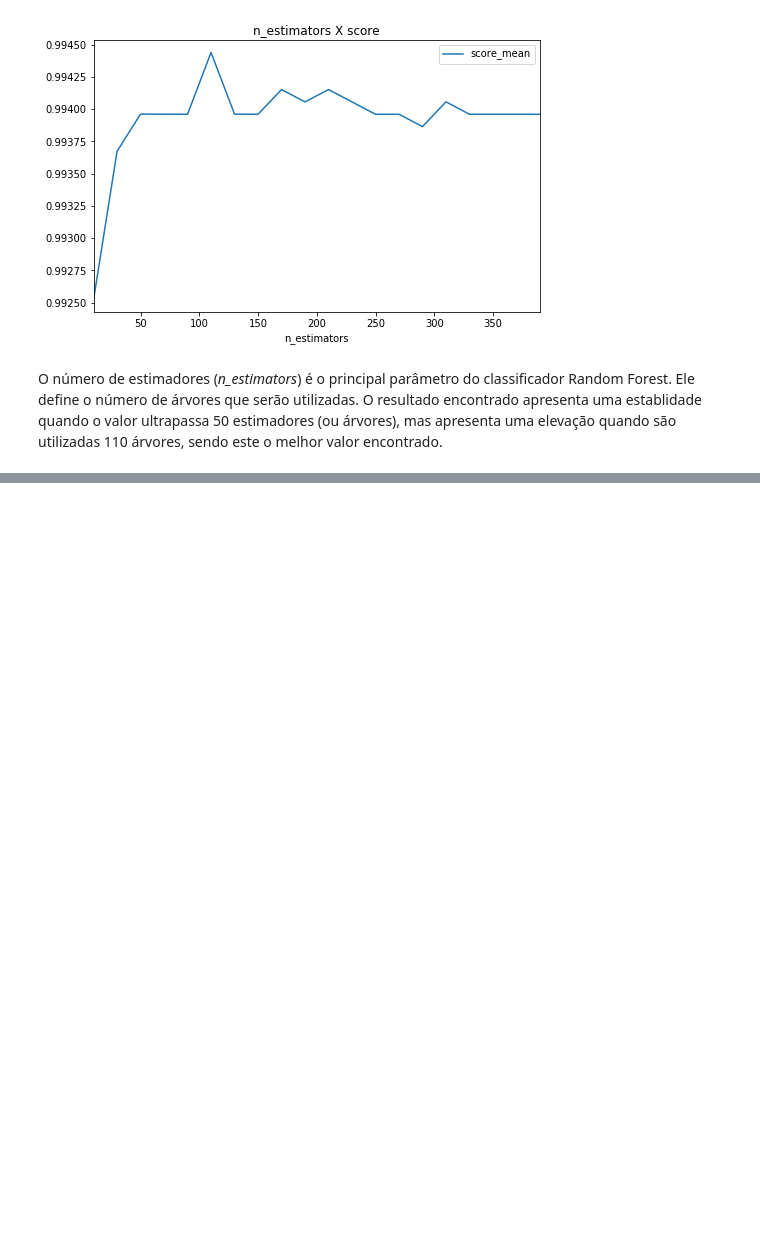
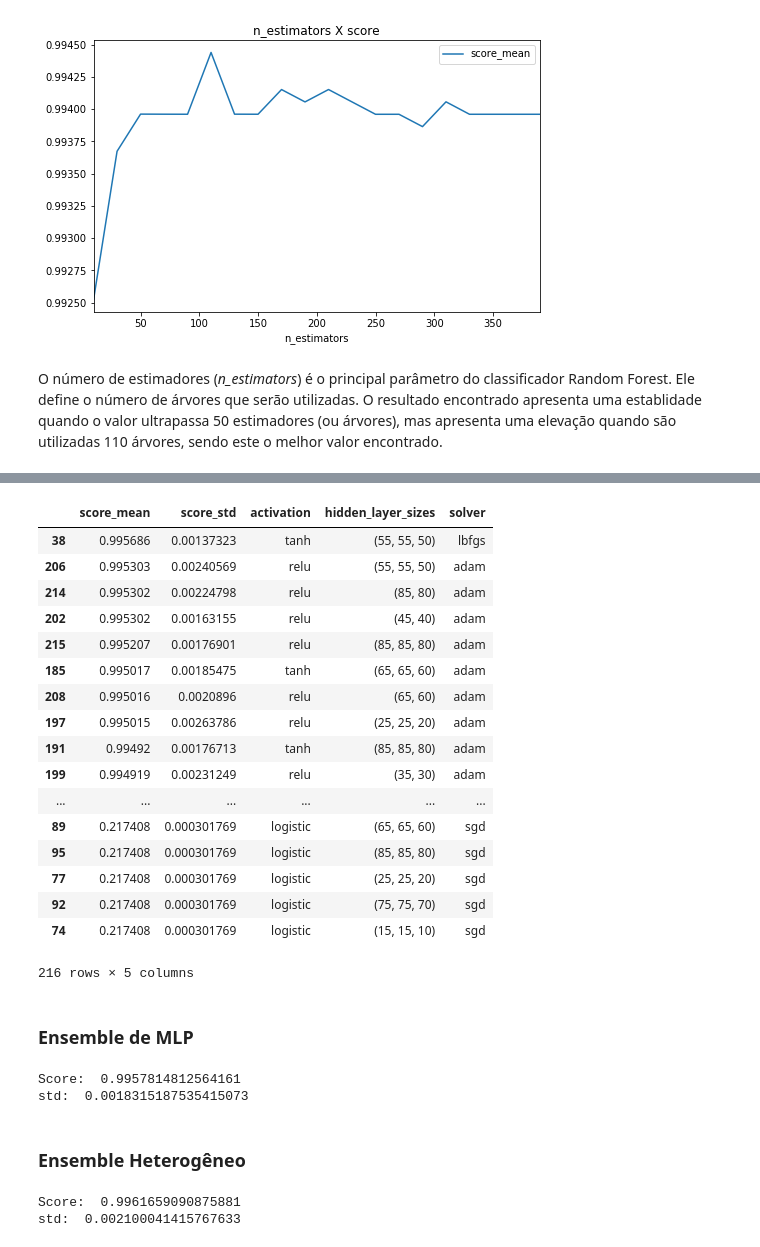
Before and after one commit to miltongneto/Gas-Sensor-Array-Drift, a Jupyter notebook: notebooks/modelagem.ipynb, the cells around one changed output, grey strips where cells are left out. Saved outputs shown, nothing was run; the diff lists cells and outputs as text; code cells hidden in the pictures; blank space fills up the shorter version.

```diff
--- a/notebooks/modelagem.ipynb
+++ b/notebooks/modelagem.ipynb
@@ -310,0 +394,4 @@ O número de estimadores (*n_estimators*) é o principal parâmetro do classific
+# %%
+results_ = np.array(results)
+idx_best_result = results_[:, 1].argmax()
+results_[idx_best_result]
@@ -310,0 +401,6 @@ O número de estimadores (*n_estimators*) é o principal parâmetro do classific
+# %%
+df_results = pd.DataFrame(results_)
+df_params = df_results[0].apply(lambda x: pd.Series(x))
+df_results = pd.concat([df_results.drop(0, axis=1), df_params], axis=1)
+df_results.columns = ['score_mean', 'score_std', 'solver', 'activation', 'hidden_layer_sizes']
+df_results.head()
@@ -310,0 +414,54 @@ O número de estimadores (*n_estimators*) é o principal parâmetro do classific
+# %%
+df_results.sort_values('score_mean', ascending=False)
+# %% [output]
+|  | score_mean | score_std | activation | hidden_layer_sizes | solver |
+| 38 | 0.995686 | 0.00137323 | tanh | (55, 55, 50) | lbfgs |
+| 206 | 0.995303 | 0.00240569 | relu | (55, 55, 50) | adam |
+| 214 | 0.995302 | 0.00224798 | relu | (85, 80) | adam |
+| 202 | 0.995302 | 0.00163155 | relu | (45, 40) | adam |
+| 215 | 0.995207 | 0.00176901 | relu | (85, 85, 80) | adam |
+| 185 | 0.995017 | 0.00185475 | tanh | (65, 65, 60) | adam |
+| 208 | 0.995016 | 0.0020896 | relu | (65, 60) | adam |
+| 197 | 0.995015 | 0.00263786 | relu | (25, 25, 20) | adam |
+| 191 | 0.99492 | 0.00176713 | tanh | (85, 85, 80) | adam |
+| 199 | 0.994919 | 0.00231249 | relu | (35, 30) | adam |
+| ... | ... | ... | ... | ... | ... |
+| 89 | 0.217408 | 0.000301769 | logistic | (65, 65, 60) | sgd |
+| 95 | 0.217408 | 0.000301769 | logistic | (85, 85, 80) | sgd |
+| 77 | 0.217408 | 0.000301769 | logistic | (25, 25, 20) | sgd |
+| 92 | 0.217408 | 0.000301769 | logistic | (75, 75, 70) | sgd |
+| 74 | 0.217408 | 0.000301769 | logistic | (15, 15, 10) | sgd |
+216 rows × 5 columns
+# %% [markdown]
+### Ensemble de MLP
+# %%
+mlp = MLPClassifier(hidden_layer_sizes=(55, 55, 50), activation='tanh', solver='lbfgs', max_iter=2000, random_state=10)
+
+# clf = VotingClassifier(estimators)
+scores = cross_val_score(mlp, X_train, y_train, cv=kfold, n_jobs=-1)
+scores_mean = scores.mean()
+scores_std = scores.std()
+print('Score: ', scores_mean)
+print('std: ', scores_std)
+# %% [output]
+Score:  0.9957814812564161
+std:  0.0018315187535415073
+# %% [markdown]
+### Ensemble Heterogêneo
+# %%
+estimators = [
+    ('MLP', MLPClassifier(hidden_layer_sizes=(55, 55, 50), activation='tanh', solver='lbfgs', max_iter=2000, random_state=10)),
+    ('KNN', KNeighborsClassifier(n_neighbors=1)),
+    ('RF', RandomForestClassifier(n_estimators=110, random_state=10, n_jobs=-1)),
+    ('DF', DecisionTreeClassifier(criterion='gini', max_depth=None, min_samples_split=2, random_state=10))
+]
+
+clf = VotingClassifier(estimators)
+scores = cross_val_score(clf, X_train, y_train, cv=kfold, n_jobs=-1)
+scores_mean = scores.mean()
+scores_std = scores.std()
+print('Score: ', scores_mean)
+print('std: ', scores_std)
+# %% [output]
+Score:  0.9961659090875881
+std:  0.002100041415767633
```
Also changed, not shown: parts of 7 cells of this notebook, 1 other file.
